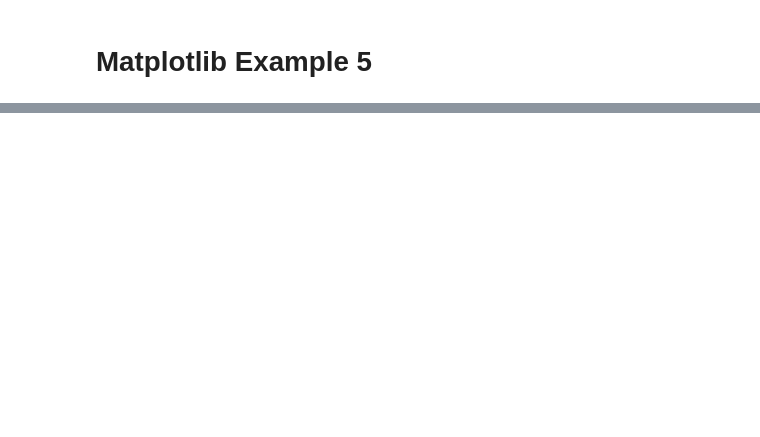
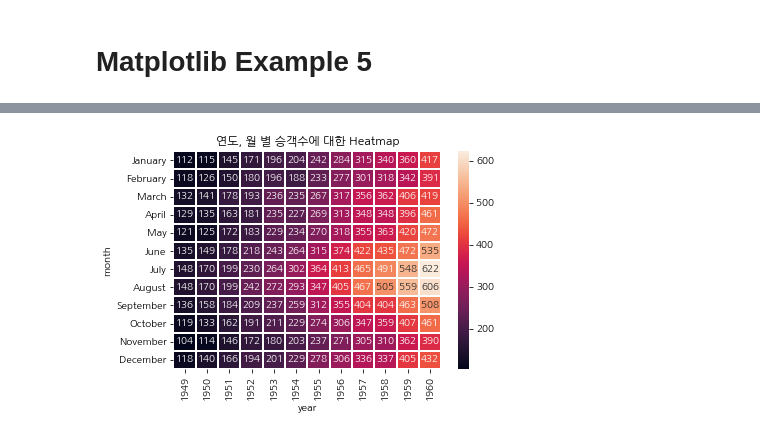
Before and after one commit to charmingjae/pandas, a Jupyter notebook: 0924/6_EX06.ipynb, the cells around one changed output, grey strips where cells are left out. Cells and saved outputs as stored; diff of their text form; code cells hidden in the pictures; blank space fills up the shorter version.

```diff
--- a/0924/6_EX06.ipynb
+++ b/0924/6_EX06.ipynb
@@ -31,0 +33,11 @@ plt.show()
+# %%
+matplotlib.rcParams['font.family'] = font_name
+matplotlib.rcParams['axes.unicode_minus'] = False
+   # 여객운송 데이터
+flights = sns.load_dataset("flights")
+flights_passengers = flights.pivot("month", "year", "passengers")
+plt.title(u"연도, 월 별 승객수에 대한 Heatmap")
+sns.heatmap(flights_passengers, annot=True, fmt="d", linewidths=1)
+plt.show()
+# %% [output]
+[figure, added]
```
Also changed, not shown: parts of 2 cells of this notebook, 1 other file.
